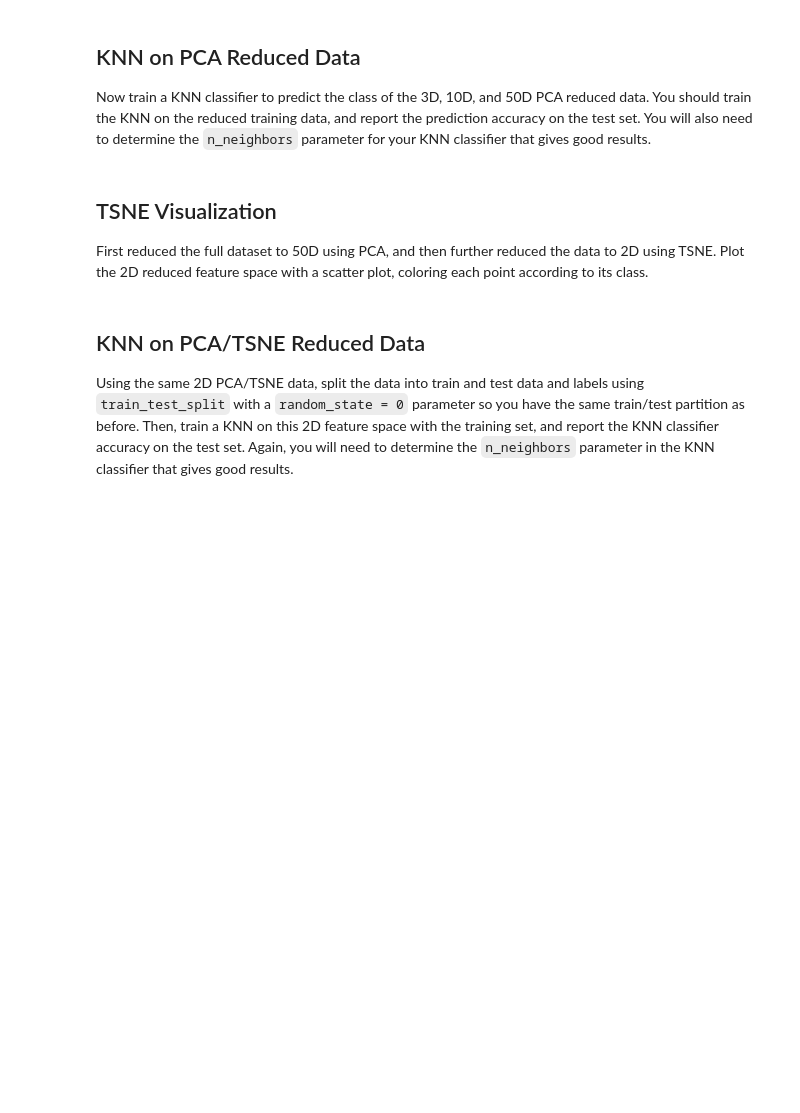
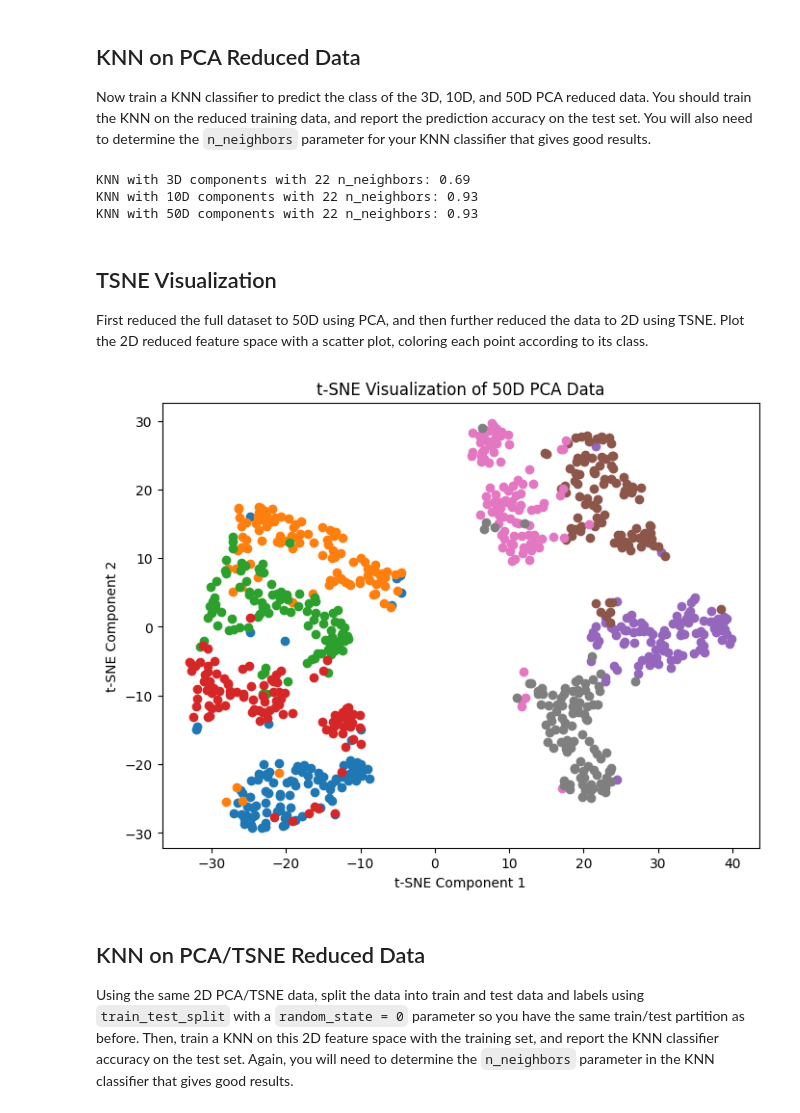
Before and after one commit to ryanwu0521/24-787-AIML, a Jupyter notebook: HW12/M12-HW1.ipynb, the cells around one changed output. Drawn from its saved outputs; the diff is of its cells as text; code cells hidden in the pictures; blank space fills up the shorter version.

```diff
--- a/HW12/M12-HW1.ipynb
+++ b/HW12/M12-HW1.ipynb
@@ -136,3 +134,18 @@ Now train a KNN classifier to predict the class of the 3D, 10D, and 50D PCA redu
+# %%
+# YOUR CODE GOES HERE
+# train KNN classifiers using the PCA-transformed training data to predict 3D, 10D, and 50D PCA reduced test data
+knn_models = {}
+for n in [3, 10, 50]:
+    # determine n_neighbors
+    knn = KNeighborsClassifier(n_neighbors=22)
+    knn.fit(pca_models[n].transform(X_train), y_train)
+    accuracy = knn.score(pca_models[n].transform(X_test), y_test)
+    knn_models[n] = knn
+    print(f"KNN with {n}D components with 22 n_neighbors: {accuracy:.2f}")
+# %% [output]
+KNN with 3D components with 22 n_neighbors: 0.69
+KNN with 10D components with 22 n_neighbors: 0.93
+KNN with 50D components with 22 n_neighbors: 0.93
 # %% [markdown]
 ## TSNE Visualization
 First reduced the full dataset to 50D using PCA, and then further reduced the data to 2D using TSNE. Plot the 2D reduced feature space with a scatter plot, coloring each point according to its class.
@@ -141,3 +152,24 @@ First reduced the full dataset to 50D using PCA, and then further reduced the da
+# %%
+# YOUR CODE GOES HERE
+# reduce the full dataset to 50D using PCA
+pca = PCA(n_components=50)
+X_pca = pca.fit_transform(data)
+# further reduce the data to 2D using t-SNE
+tsne = TSNE(n_components=2, random_state=0)
+X_tsne = tsne.fit_transform(X_pca)
+
+# plot the 2D t-SNE transformed data with colors corresponding to the class labels (scatter plot)
+plt.figure(figsize=(8, 6))
+for i in range(8):
+    idx = np.where(labels == i)
+    plt.scatter(X_tsne[idx, 0], X_tsne[idx, 1], label=f"Class {i+1}")
+plt.xlabel("t-SNE Component 1")
+plt.ylabel("t-SNE Component 2")
+plt.title("t-SNE Visualization of 50D PCA Data")
+# plt.legend(loc= "upper right")
+plt.show()
+# %% [output]
+[figure, added]
 # %% [markdown]
 ## KNN on PCA/TSNE Reduced Data
 
```
Also changed, not shown: parts of 6 cells of this notebook, 2 other files.
